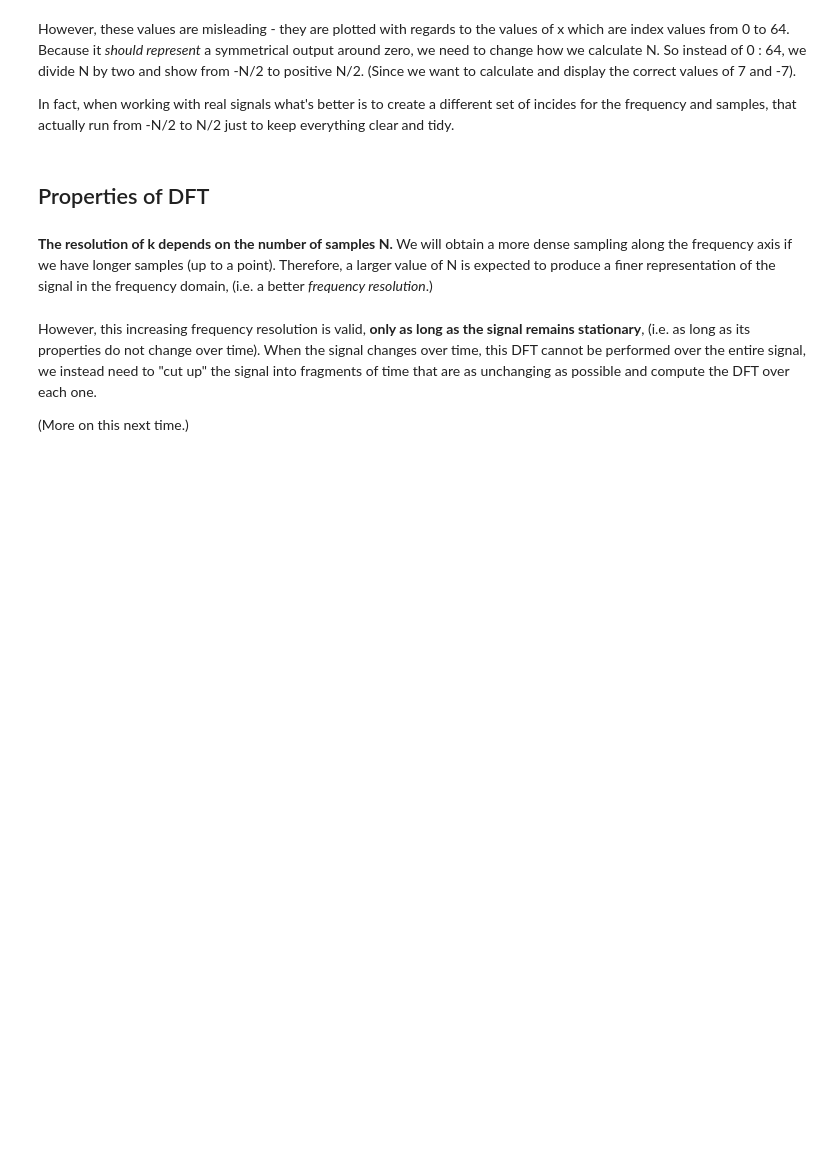
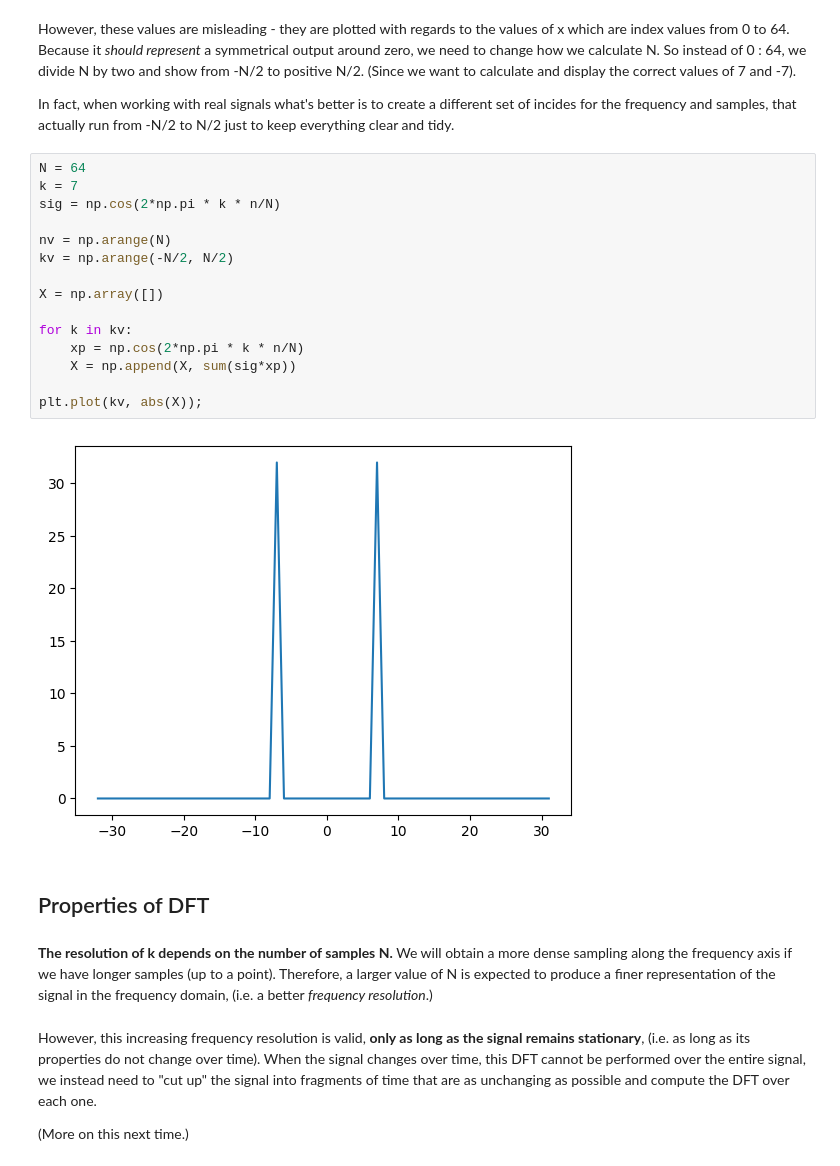
Before and after one commit to adityarpawar1902/AudioTechII, a Jupyter notebook: Lectures-Blank/Lesson10_DFT.ipynb, the cells around one changed output. Saved outputs shown, nothing was run; the diff lists cells and outputs as text; blank space fills up the shorter version.

```diff
--- a/Lectures-Blank/Lesson10_DFT.ipynb
+++ b/Lectures-Blank/Lesson10_DFT.ipynb
@@ -264,6 +364,23 @@ We'll create a real-valued signal with the same properties as before:
 However, these values are misleading - they are plotted with regards to the values of x which are index values from 0 to 64. Because it *should represent* a symmetrical output around zero, we need to change how we calculate N. So instead of 0 : 64, we divide N by two and show from -N/2 to positive N/2. (Since we want to calculate and display the correct values of 7 and -7).
 
 In fact, when working with real signals what's better is to create a different set of incides for the frequency and samples, that actually run from -N/2 to N/2 just to keep everything clear and tidy.
+# %%
+N = 64
+k = 7
+sig = np.cos(2*np.pi * k * n/N)
+
+nv = np.arange(N)
+kv = np.arange(-N/2, N/2)
+
+X = np.array([])
+
+for k in kv:
+    xp = np.cos(2*np.pi * k * n/N)
+    X = np.append(X, sum(sig*xp))
+
+plt.plot(kv, abs(X));
+# %% [output]
+[figure, added]
 # %% [markdown]
 ## Properties of DFT
 # %% [markdown]
```
Also changed, not shown: parts of 9 cells of this notebook.
